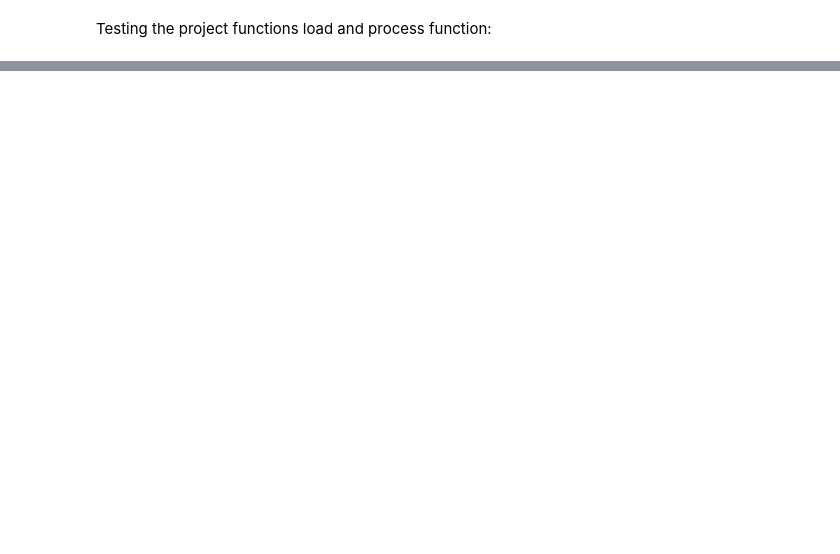
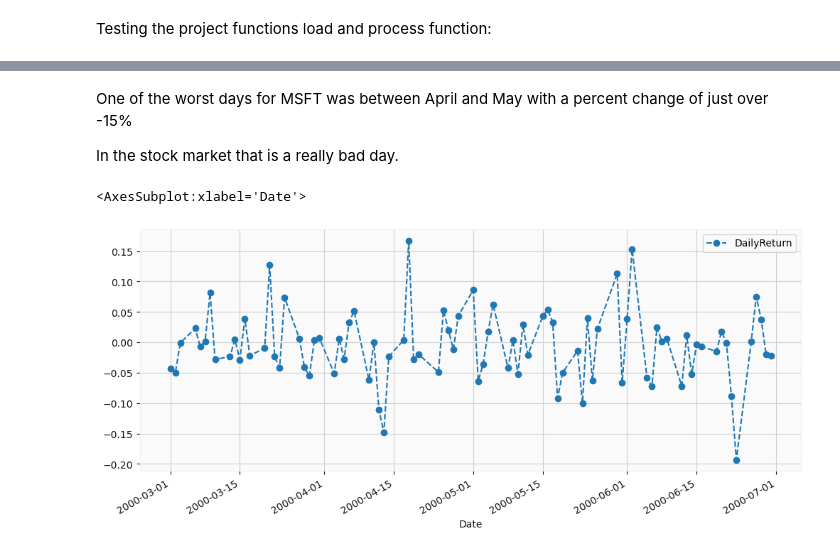
Before and after one commit to ubco-W2021T1-data301/project-group21-project, a Jupyter notebook: notebooks/analysis1.ipynb, the cells around one changed output, grey strips where cells are left out. Cells and saved outputs as stored; diff of their text form; code cells hidden in the pictures; blank space fills up the shorter version.

```diff
--- a/notebooks/analysis1.ipynb
+++ b/notebooks/analysis1.ipynb
@@ -517,0 +585,9 @@ df
+# %% [markdown]
+One of the worst days for MSFT was between April and May with a percent change of just over -15%
+
+In the stock market that is a really bad day.
+# %%
+display(AMZN_df['DailyReturn'].loc['2000-03-01':'2000-07-01'].plot(figsize=(12,5),legend=True,linestyle='--',marker='o'))
+# %% [output]
+<AxesSubplot:xlabel='Date'>
+[figure, added]
```
Also changed, not shown: parts of 40 cells of this notebook, 1 other file.
